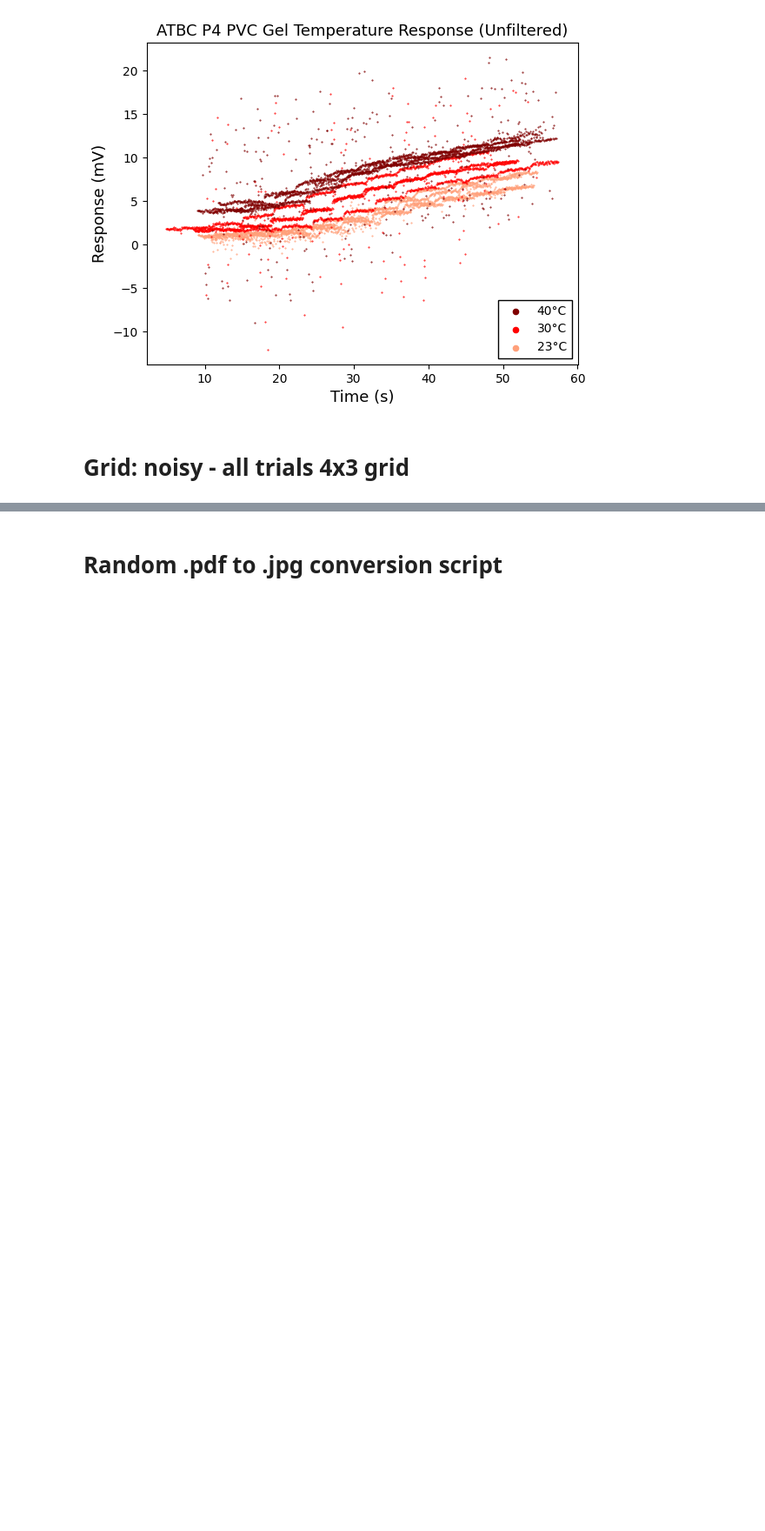
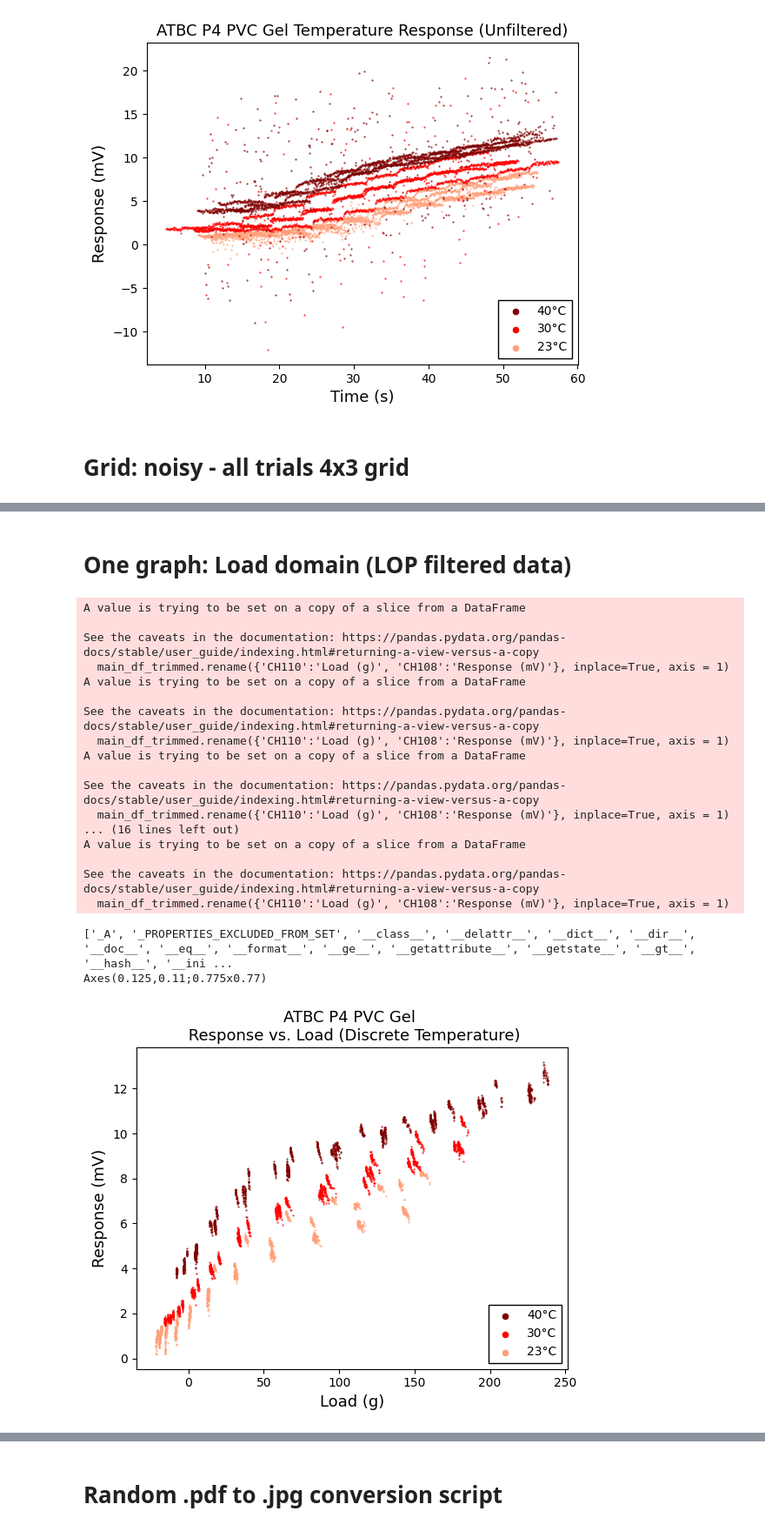
Before and after one commit to asennain/pvc-gels, a Jupyter notebook: machine_learning/MSIPP Data Processing.ipynb, the cells around one changed output, grey strips where cells are left out. Shown: that part at 87% size. Drawn from its saved outputs; the diff is of its cells as text; code cells hidden in the pictures; blank space fills up the shorter version.

```diff
--- a/machine_learning/MSIPP Data Processing.ipynb
+++ b/machine_learning/MSIPP Data Processing.ipynb
@@ -264,0 +377,62 @@ ax.scatter(main_df_trimmed['Load (g)'], filtered_signal_array )
+# %% [markdown]
+# One graph: Load domain (LOP filtered data)
+# %%
+
+fig, ax = plt.subplots()
+ax.set_ylabel('Response (mV)', fontsize = 13)  # a figure with a single Axes
+ax.set_xlabel('Load (g)', fontsize = 13)
+ax.set_title('ATBC P4 PVC Gel \n Response vs. Load (Discrete Temperature)', fontsize = 13)
+
+
+
+for filtered_df in filtered_df_list[0:4]:
+    ax.scatter(filtered_df['Load (g)'], filtered_df['Response (mV)'], c = 'lightsalmon', s=.2)
+
+for filtered_df in filtered_df_list[4:8]:
+    trimmed_df = trim_data(csv_file)
+    ax.scatter(filtered_df['Load (g)'], filtered_df['Response (mV)'], c = 'red', s=.2)
+
+for filtered_df in filtered_df_list[8:12]:
+    trimmed_df = trim_data(csv_file)
+    ax.scatter(filtered_df['Load (g)'], filtered_df['Response (mV)'], c = 'maroon', s=.2)
+
+
+# Change legend marker size
+lgnd = ax.legend(['40°C', '30°C', '23°C'], framealpha = 1, fancybox = False, loc = 'lower right')
+for handle in lgnd.legend_handles:
+    handle.set_sizes([20])
+
+# Manually change legend color
+ax.get_legend().legend_handles[0].set_color('maroon')
+ax.get_legend().legend_handles[1].set_color('red')
+ax.get_legend().legend_handles[2].set_color('lightsalmon')
+lgnd.get_frame().set_edgecolor('black')
+# plt.legend().legend_handles.set_sizes([30])
+# ax.get_legend().legend_handles[1].set_sizes(30)
+# ax.get_legend().legend_handles[2].set_sizes(30)
+print(dir(ax.get_legend().legend_handles[2]))
+print(ax)
+
+# #! Save image
+plt.savefig(r"C:\Users\asenn\OneDrive\School\Research\MSIPP (Georgia 2023)\Plots\One graph (LOP) - Response vs. Load (all trials).jpg", format="jpg", dpi=1200)
+# %% [output]
+A value is trying to be set on a copy of a slice from a DataFrame
+
+See the caveats in the documentation: https://pandas.pydata.org/pandas-docs/stable/user_guide/indexing.html#returning-a-view-versus-a-copy
+  main_df_trimmed.rename({'CH110':'Load (g)', 'CH108':'Response (mV)'}, inplace=True, axis = 1)
+A value is trying to be set on a copy of a slice from a DataFrame
+
+See the caveats in the documentation: https://pandas.pydata.org/pandas-docs/stable/user_guide/indexing.html#returning-a-view-versus-a-copy
+  main_df_trimmed.rename({'CH110':'Load (g)', 'CH108':'Response (mV)'}, inplace=True, axis = 1)
+A value is trying to be set on a copy of a slice from a DataFrame
+
+See the caveats in the documentation: https://pandas.pydata.org/pandas-docs/stable/user_guide/indexing.html#returning-a-view-versus-a-copy
+  main_df_trimmed.rename({'CH110':'Load (g)', 'CH108':'Response (mV)'}, inplace=True, axis = 1)
+... (16 lines left out)
+A value is trying to be set on a copy of a slice from a DataFrame
+
+See the caveats in the documentation: https://pandas.pydata.org/pandas-docs/stable/user_guide/indexing.html#returning-a-view-versus-a-copy
+  main_df_trimmed.rename({'CH110':'Load (g)', 'CH108':'Response (mV)'}, inplace=True, axis = 1)
+['_A', '_PROPERTIES_EXCLUDED_FROM_SET', '__class__', '__delattr__', '__dict__', '__dir__', '__doc__', '__eq__', '__format__', '__ge__', '__getattribute__', '__getstate__', '__gt__', '__hash__', '__ini ...
+Axes(0.125,0.11;0.775x0.77)
+[figure, added]
```
Also changed, not shown: parts of 12 cells of this notebook, 1 other file.
